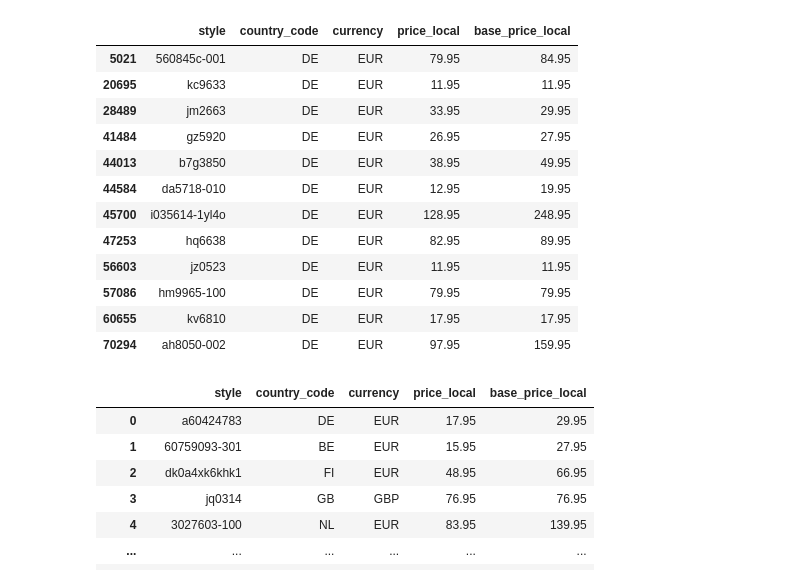
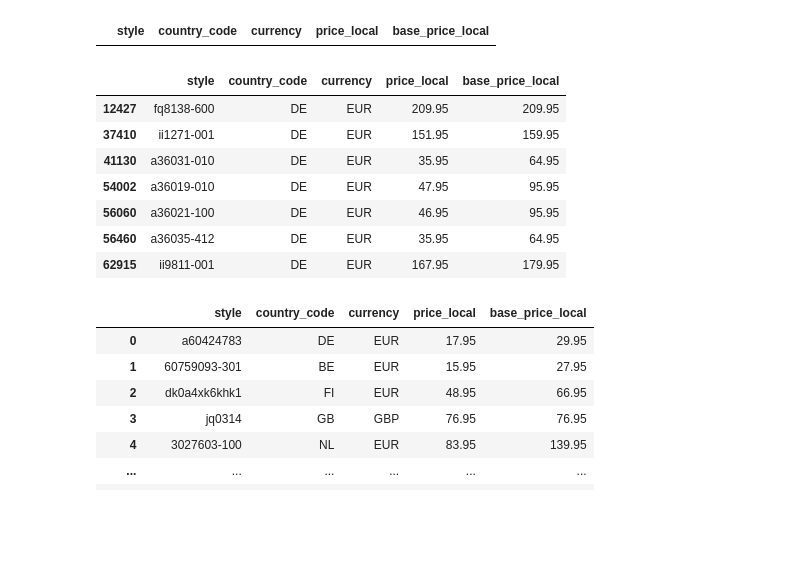
Before and after one commit to jurajkapasny/autopricing-kickz, a Jupyter notebook: kickz-dev.ipynb, the cells around one changed output. Drawn from its saved outputs; the diff is of its cells as text; code cells hidden in the pictures; blank space fills up the shorter version.

```diff
--- a/kickz-dev.ipynb
+++ b/kickz-dev.ipynb
@@ -29,0 +60,3 @@ SQL = 'SELECT TOP 10 *  FROM [rawone11].[v_pim_articles_data]'
+# %%
+with pyodbc.connect(CONNECTION_STRING) as con:
+    inv = pd.read_sql(SQL, con)
@@ -70,21 +131,31 @@ prices[prices['style'] == 'fb4629-100']
+# %%
+items = [
+    "fq8138-600",
+    "ii1271-001",
+    "ii9811-001",
+    "a36021-100",
+    # "a22770-010",
+    #"a22770-010-010",
+    #"tbbke1790-magenta",
+    "a36019-010",
+    "a36035-412",
+    "a36031-010",
+]
 # %%
-# styles
+prices[prices['style'] == 'tbbke1790-magenta']
+# %% [output]
+|  | style | country_code | currency | price_local | base_price_local |
 # %%
-df[(df['style'].isin(styles)) & (df['country_code'] == 'DE')]
+prices[(prices['style'].isin(items)) & (prices['country_code'] == 'DE')]
 # %% [output]
 |  | style | country_code | currency | price_local | base_price_local |
-| 5021 | 560845c-001 | DE | EUR | 79.95 | 84.95 |
-| 20695 | kc9633 | DE | EUR | 11.95 | 11.95 |
-| 28489 | jm2663 | DE | EUR | 33.95 | 29.95 |
-| 41484 | gz5920 | DE | EUR | 26.95 | 27.95 |
-| 44013 | b7g3850 | DE | EUR | 38.95 | 49.95 |
-| 44584 | da5718-010 | DE | EUR | 12.95 | 19.95 |
-| 45700 | i035614-1yl4o | DE | EUR | 128.95 | 248.95 |
-| 47253 | hq6638 | DE | EUR | 82.95 | 89.95 |
-| 56603 | jz0523 | DE | EUR | 11.95 | 11.95 |
-| 57086 | hm9965-100 | DE | EUR | 79.95 | 79.95 |
-| 60655 | kv6810 | DE | EUR | 17.95 | 17.95 |
-| 70294 | ah8050-002 | DE | EUR | 97.95 | 159.95 |
+| 12427 | fq8138-600 | DE | EUR | 209.95 | 209.95 |
+| 37410 | ii1271-001 | DE | EUR | 151.95 | 159.95 |
+| 41130 | a36031-010 | DE | EUR | 35.95 | 64.95 |
+| 54002 | a36019-010 | DE | EUR | 47.95 | 95.95 |
+| 56060 | a36021-100 | DE | EUR | 46.95 | 95.95 |
+| 56460 | a36035-412 | DE | EUR | 35.95 | 64.95 |
+| 62915 | ii9811-001 | DE | EUR | 167.95 | 179.95 |
 # %%
 df
 # %% [output]
```
Also changed, not shown: parts of 53 cells of this notebook, 1 other file.
